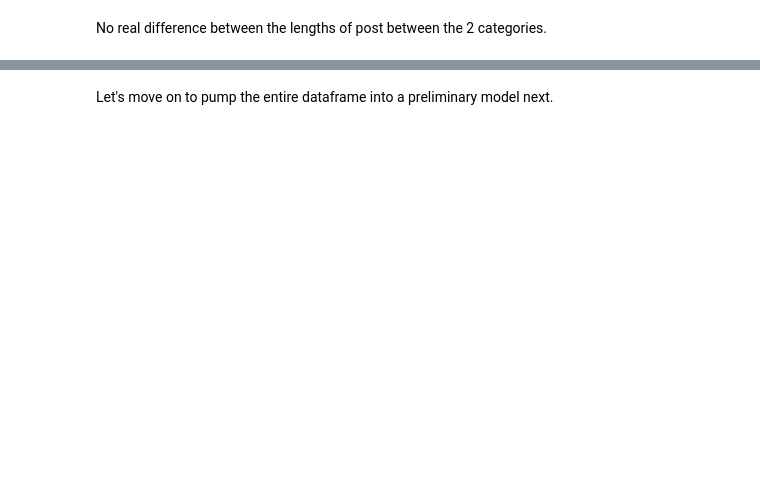
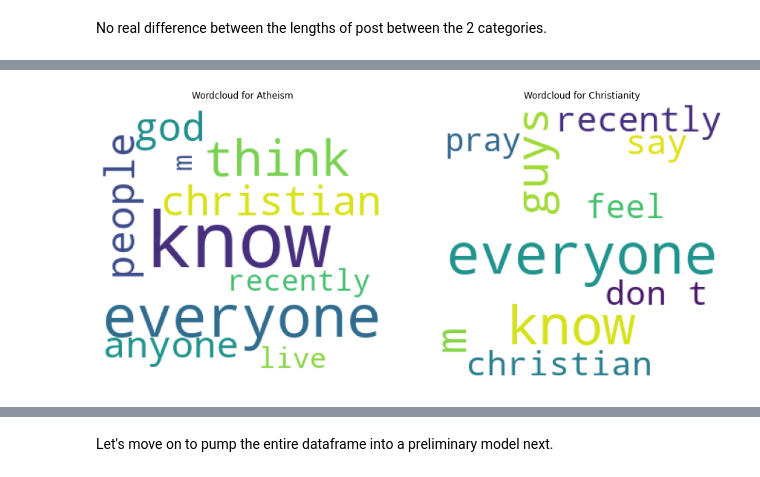
Before and after one commit to garyfoohw/GA_DSIF_project_3, a Jupyter notebook: code/02_EDA.ipynb, the cells around one changed output, grey strips where cells are left out. Saved outputs shown, nothing was run; the diff lists cells and outputs as text; code cells hidden in the pictures; blank space fills up the shorter version.

```diff
--- a/code/02_EDA.ipynb
+++ b/code/02_EDA.ipynb
@@ -66,0 +137,23 @@ No real difference between the lengths of post between the 2 categories.
+# %%
+wordcloud1 = WordCloud(width = 300, height = 300,
+                background_color ='white',
+                min_font_size = 10,max_words=10).generate(text_0)
+
+wordcloud2 = WordCloud(width = 300, height = 300,
+                background_color ='white',
+                min_font_size = 10,max_words=10).generate(text_1)
+
+# plot the WordCloud image
+
+fig, (ax1, ax2) = plt.subplots(1, 2, figsize=(15,15))
+
+ax1.imshow(wordcloud1)
+ax1.axis("off")
+ax1.title.set_text(f'Wordcloud for {title_0}')
+ax2.imshow(wordcloud2)
+ax2.axis("off")
+ax2.title.set_text(f'Wordcloud for {title_1}')
+
+plt.show()
+# %% [output]
+[figure, added]
```
Also changed, not shown: parts of 39 cells of this notebook, 9 other files.
